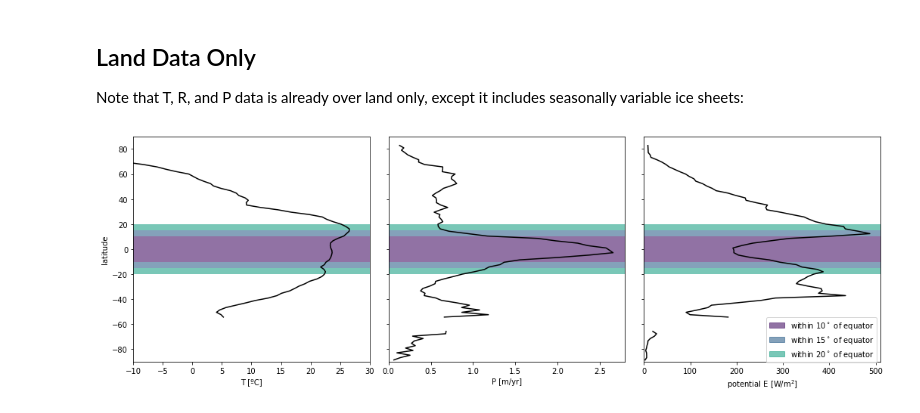
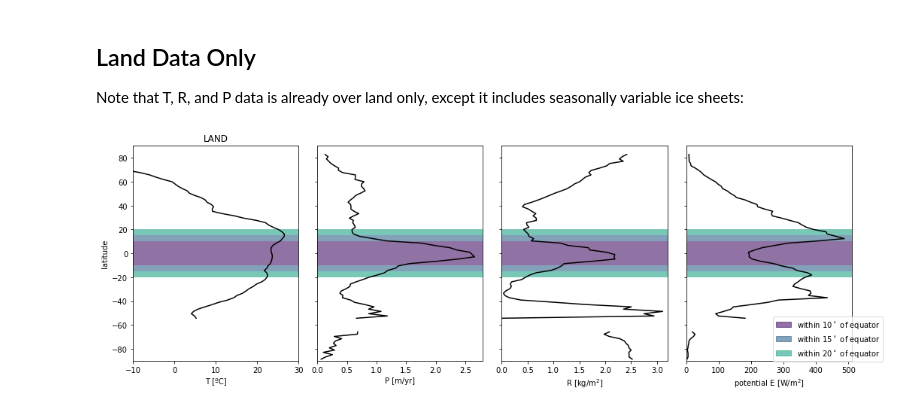
Before and after one commit to Swanson-Hysell-Group/2020_large_igneous_provinces, a Jupyter notebook: Code/Tropical_Rain_Belt.ipynb, the cells around one changed output. Cells and saved outputs as stored; diff of their text form; code cells hidden in the pictures.

```diff
--- a/Code/Tropical_Rain_Belt.ipynb
+++ b/Code/Tropical_Rain_Belt.ipynb
@@ -148,7 +219,7 @@ for i in range(len(T_nc.variables['lat'])):
 Tland_zonal_means = Tland_zonal_means_nc - 273.15
 Pland_zonal_means = Pland_zonal_means_nc * 31536000 * 0.001
 # %%
-fig, ax = plt.subplots(nrows=1, ncols=3, sharey=True, figsize=(15,5))
+fig, ax = plt.subplots(nrows=1, ncols=4, sharey=True, figsize=(15,5))
 
 degrees_10 = patches.Rectangle((-10,-10),520,20,edgecolor='none',alpha=0.6,facecolor='#481567')
 degrees_15_low = patches.Rectangle((-10,-15),520,5,edgecolor='none',alpha=0.6,facecolor='#33638D')
@@ -165,6 +236,7 @@ ax[0].set_xlabel('T [ºC]')
 ax[0].set_ylim([-90, 90])
 ax[0].set_xlim([-10,30])
 ax[0].set_ylabel('latitude')
+ax[0].set_title('LAND')
 
 degrees_10 = patches.Rectangle((-10,-10),520,20,edgecolor='none',alpha=0.6,facecolor='#481567')
 degrees_15_low = patches.Rectangle((-10,-15),520,5,edgecolor='none',alpha=0.6,facecolor='#33638D')
@@ -174,34 +246,49 @@ degrees_20_high = patches.Rectangle((-10,15),520,5,edgecolor='none',alpha=0.6,fa
 ax[1].add_patch(degrees_10)
 ax[1].add_patch(degrees_15_low)
 ax[1].add_patch(degrees_15_high)
 ax[1].add_patch(degrees_20_low)
 ax[1].add_patch(degrees_20_high)
 ax[1].plot(Pland_zonal_means,T_nc.variables['lat'],color='black')
 ax[1].set_xlabel('P [m/yr]')
 ax[1].set_ylim([-90, 90])
 ax[1].set_xlim([0, 2.8])
 
 degrees_10 = patches.Rectangle((-10,-10),520,20,edgecolor='none',alpha=0.6,facecolor='#481567')
 degrees_15_low = patches.Rectangle((-10,-15),520,5,edgecolor='none',alpha=0.6,facecolor='#33638D')
 degrees_15_high = patches.Rectangle((-10,10),520,5,edgecolor='none',alpha=0.6,facecolor='#33638D')
 degrees_20_low = patches.Rectangle((-10,-20),520,5,edgecolor='none',alpha=0.6,facecolor='#20A387')
 degrees_20_high = patches.Rectangle((-10,15),520,5,edgecolor='none',alpha=0.6,facecolor='#20A387')
 ax[2].add_patch(degrees_10)
 ax[2].add_patch(degrees_15_low)
 ax[2].add_patch(degrees_15_high)
 ax[2].add_patch(degrees_20_low)
 ax[2].add_patch(degrees_20_high)
-ax[2].plot(Eland_zonal_means_nc,T_nc.variables['lat'],color='black')
-ax[2].set_xlabel('potential E [W/m$^{2}$]')
+ax[2].plot(Rland_zonal_means_nc,T_nc.variables['lat'],color='black')
+ax[2].set_xlabel('R [kg/m$^{2}$]')
 ax[2].set_ylim([-90, 90])
-ax[2].set_xlim([0,510])
+ax[2].set_xlim([0, 3.2])
+
+degrees_10 = patches.Rectangle((-10,-10),520,20,edgecolor='none',alpha=0.6,facecolor='#481567')
+degrees_15_low = patches.Rectangle((-10,-15),520,5,edgecolor='none',alpha=0.6,facecolor='#33638D')
+degrees_15_high = patches.Rectangle((-10,10),520,5,edgecolor='none',alpha=0.6,facecolor='#33638D')
+degrees_20_low = patches.Rectangle((-10,-20),520,5,edgecolor='none',alpha=0.6,facecolor='#20A387')
+degrees_20_high = patches.Rectangle((-10,15),520,5,edgecolor='none',alpha=0.6,facecolor='#20A387')
+ax[3].add_patch(degrees_10)
+ax[3].add_patch(degrees_15_low)
+ax[3].add_patch(degrees_15_high)
+ax[3].add_patch(degrees_20_low)
+ax[3].add_patch(degrees_20_high)
+ax[3].plot(Eland_zonal_means_nc,T_nc.variables['lat'],color='black')
+ax[3].set_xlabel('potential E [W/m$^{2}$]')
+ax[3].set_ylim([-90, 90])
+ax[3].set_xlim([0,510])
 
 degrees_10 = patches.Patch(linestyle='-', label='within 10$^\circ$ of equator',color='#481567',alpha=0.6)
 degrees_15 = patches.Patch(label='within 15$^\circ$ of equator',color='#33638D',alpha=0.6)
 degrees_20 = patches.Patch(label='within 20$^\circ$ of equator',color='#20A387',alpha=0.6)
 plt.legend(ncol=1,bbox_to_anchor=(0.5, -.02),handles=[degrees_10,degrees_15,degrees_20],loc='lower left')
 
 plt.tight_layout()
 plt.show(fig)
 # %% [output]
-[figure, old version]
+[figure, new version]
```
Also changed, not shown: parts of 22 cells of this notebook, 1 other file.
